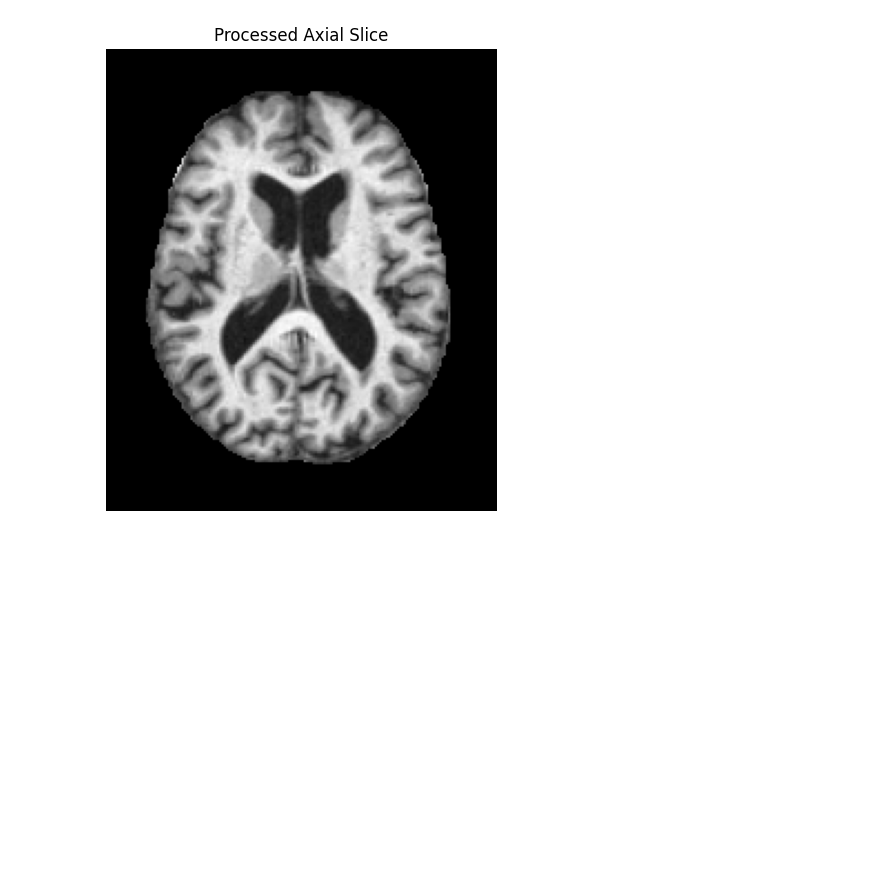
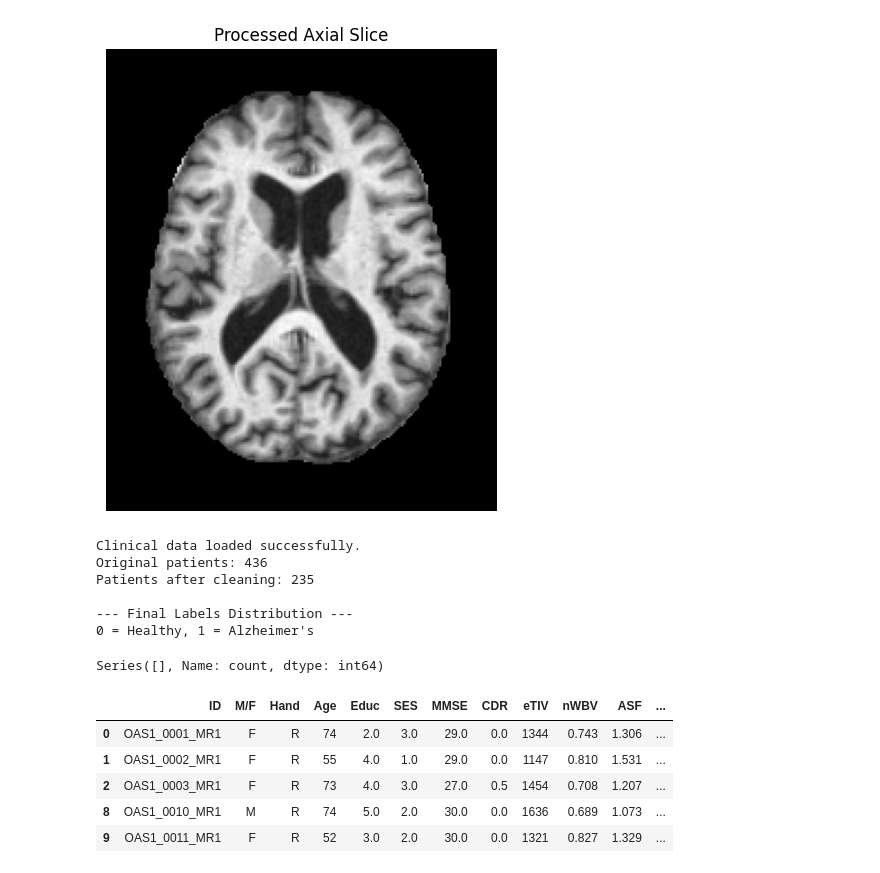
Before and after one commit to Nimrod-17/alzheimer-xai-prj, a Jupyter notebook: notebooks/01_data_exploration.ipynb, the cells around one changed output. Saved outputs shown, nothing was run; the diff lists cells and outputs as text; code cells hidden in the pictures; blank space fills up the shorter version.

Commit message:
Added the AD label to the patients data

```diff
--- a/notebooks/01_data_exploration.ipynb
+++ b/notebooks/01_data_exploration.ipynb
@@ -28,3 +29,40 @@ except Exception as e:
 # %% [output]
 3D volume loaded. Shape: (176, 208, 176)
 [figure]
+# %%
+excel_path = r"C:\Users\collu\Desktop\alzheimer-xai-prj\data\Demographic and Clinical Data\oasis_cross-sectional-5708aa0a98d82080.xlsx"
+
+try:
+    # Load the .csv file into a DataFrame
+    clinical_df = pd.read_excel(excel_path)
+    print("Clinical data loaded successfully.")
+
+    df_clean = clinical_df.dropna(subset=['CDR']).copy()
+    df_clean['CDR'] = df_clean['CDR'].astype(str).str.replace(',', '.').astype(float)
+    df_clean['Label'] = (df_clean['CDR'] > 0.0).astype(int)
+
+    print(f"Original patients: {len(clinical_df)}")
+    print(f"Patients after cleaning: {len(df_clean)}\n")
+
+    print("--- Final Labels Distribution ---")
+    print("0 = Healthy, 1 = Alzheimer's")
+    display(df_clean.value_counts())
+
+    display(df_clean.head())
+
+except Exception as e:
+    print(f"Error loading the clinical data: {e}")
+# %% [output]
+Clinical data loaded successfully.
+Original patients: 436
+Patients after cleaning: 235
+
+--- Final Labels Distribution ---
+0 = Healthy, 1 = Alzheimer's
+Series([], Name: count, dtype: int64)
+|  | ID | M/F | Hand | Age | Educ | SES | MMSE | CDR | eTIV | nWBV | ASF | ... |
+| 0 | OAS1_0001_MR1 | F | R | 74 | 2.0 | 3.0 | 29.0 | 0.0 | 1344 | 0.743 | 1.306 | ... |
+| 1 | OAS1_0002_MR1 | F | R | 55 | 4.0 | 1.0 | 29.0 | 0.0 | 1147 | 0.810 | 1.531 | ... |
+| 2 | OAS1_0003_MR1 | F | R | 73 | 4.0 | 3.0 | 27.0 | 0.5 | 1454 | 0.708 | 1.207 | ... |
+| 8 | OAS1_0010_MR1 | M | R | 74 | 5.0 | 2.0 | 30.0 | 0.0 | 1636 | 0.689 | 1.073 | ... |
+| 9 | OAS1_0011_MR1 | F | R | 52 | 3.0 | 2.0 | 30.0 | 0.0 | 1321 | 0.827 | 1.329 | ... |
```
Also changed, not shown: parts of 1 cell of this notebook.
